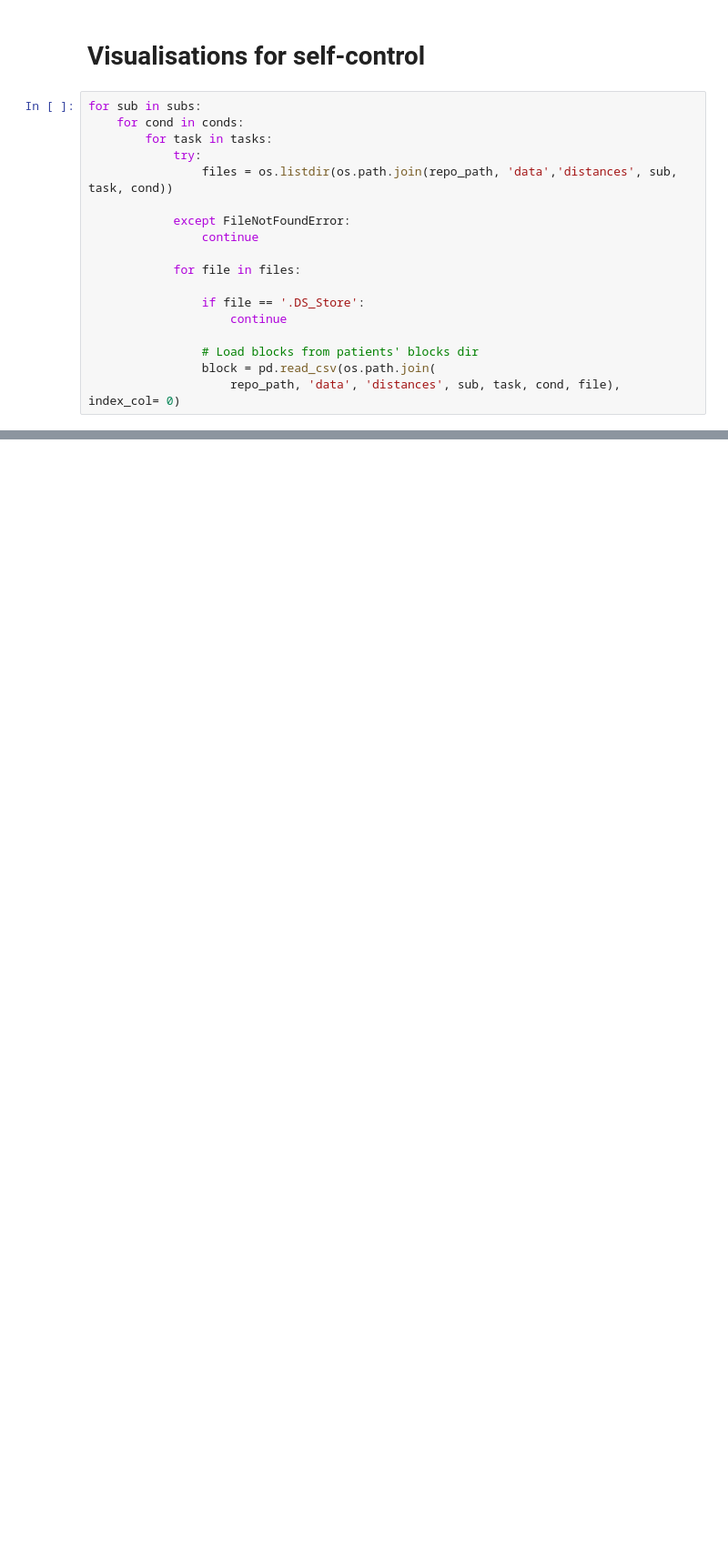
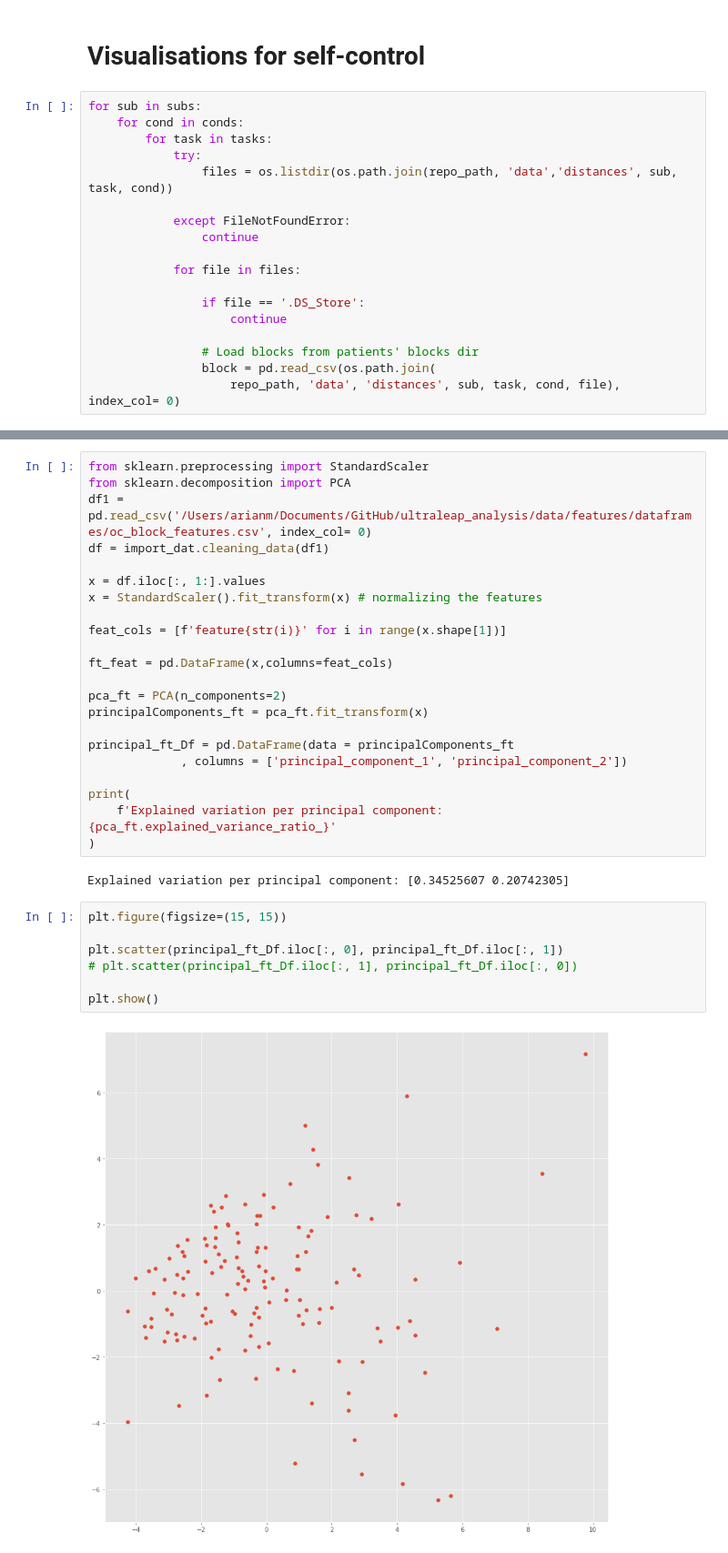
Before and after one commit to jgvhabets/ultraleap_analysis, a Jupyter notebook: code/notebooks/ul_preprocessing.ipynb, the cells around one changed output, grey strips where cells are left out. Shown: that part at 91% size. Drawn from its saved outputs; the diff is of its cells as text; blank space fills up the shorter version.

```diff
--- a/code/notebooks/ul_preprocessing.ipynb
+++ b/code/notebooks/ul_preprocessing.ipynb
@@ -273,0 +227,33 @@ UnboundLocalError: local variable 'peaks_idx_min' referenced before assignment
+# %%
+from sklearn.preprocessing import StandardScaler
+from sklearn.decomposition import PCA
+df1 = pd.read_csv('/Users/arianm/Documents/GitHub/ultraleap_analysis/data/features/dataframes/oc_block_features.csv', index_col= 0)
+df = import_dat.cleaning_data(df1)
+
+x = df.iloc[:, 1:].values
+x = StandardScaler().fit_transform(x) # normalizing the features
+
+feat_cols = [f'feature{str(i)}' for i in range(x.shape[1])]
+
+ft_feat = pd.DataFrame(x,columns=feat_cols)
+
+pca_ft = PCA(n_components=2)
+principalComponents_ft = pca_ft.fit_transform(x)
+
+principal_ft_Df = pd.DataFrame(data = principalComponents_ft
+             , columns = ['principal_component_1', 'principal_component_2'])
+
+print(
+    f'Explained variation per principal component: {pca_ft.explained_variance_ratio_}'
+)
+# %% [output]
+Explained variation per principal component: [0.34525607 0.20742305]
+# %%
+plt.figure(figsize=(15, 15))
+
+plt.scatter(principal_ft_Df.iloc[:, 0], principal_ft_Df.iloc[:, 1])
+# plt.scatter(principal_ft_Df.iloc[:, 1], principal_ft_Df.iloc[:, 0])
+
+plt.show()
+# %% [output]
+[figure, added]
```
Also changed, not shown: parts of 13 cells of this notebook.
